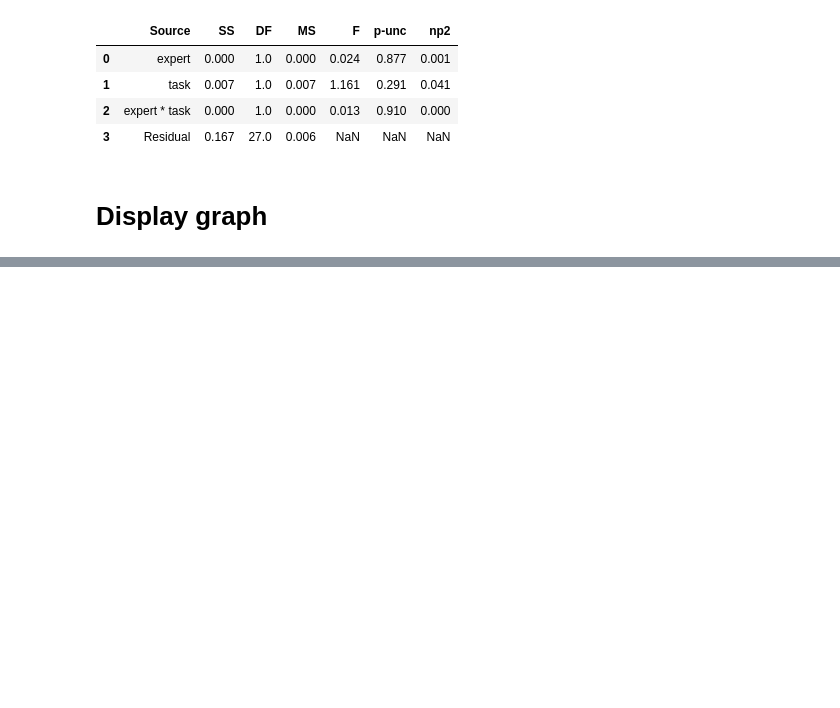
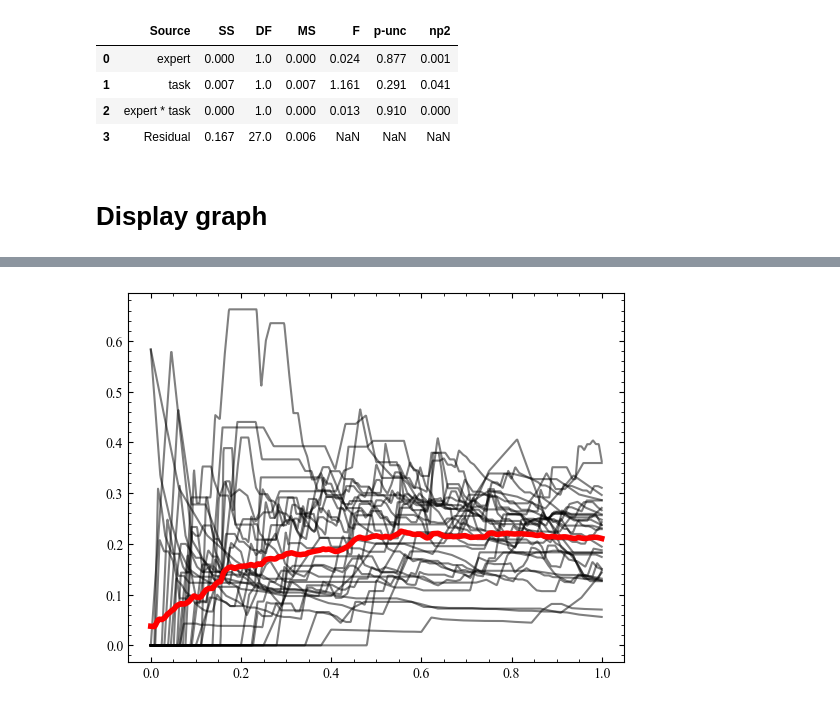
Before and after one commit to konstantgr/jupyter-logs-analysis, a Jupyter notebook: analysis/03-graph-analysis.ipynb, the cells around one changed output, grey strips where cells are left out. Saved outputs shown, nothing was run; the diff lists cells and outputs as text; code cells hidden in the pictures; blank space fills up the shorter version.

Commit message:
Improved graph analysis

```diff
--- a/analysis/03-graph-analysis.ipynb
+++ b/analysis/03-graph-analysis.ipynb
@@ -176,0 +209,10 @@ list(graphs.values())[0]
+# %%
+def continuous_transform(x, y, size: int = 1000, normalize: bool = True) -> tuple[np.ndarray, np.ndarray]:
+    x_max = 1 if normalize else np.max(x)
+    xp = np.linspace(0, x_max, size)
+    x = np.linspace(0, x_max, len(y))
+    y = np.array(y)
+
+    y[np.isnan(y)] = 0
+    y = np.interp(xp, x, y) + 1e-5
+    return xp, y
@@ -176,0 +222,21 @@ list(graphs.values())[0]
+# %%
+plt.style.use('https://github.com/klieret/simple-science-style/raw/main/stylesheets/sss1.mplstyle')
+plt.rcParams["font.family"] = "Times New Roman"
+# %%
+fig, ax = plt.subplots()
+metric = 'average_clustering'
+
+curves = []
+for _, g in all_evolutions.groupby("kernel_id"):
+    x, y = continuous_transform(
+        np.linspace(0, 1, g[metric].shape[0]),
+        g[metric]
+    )
+    curves.append(y)
+    ax.plot(x, y, alpha=0.5, color='k')
+
+ax.plot(x, np.sum(curves, axis=0) / len(curves), color='r', lw=4)
+# ax.set_yscale('log')
+plt.show()
+# %% [output]
+[figure, added]
```
Also changed, not shown: parts of 8 cells of this notebook, 1 other file.
